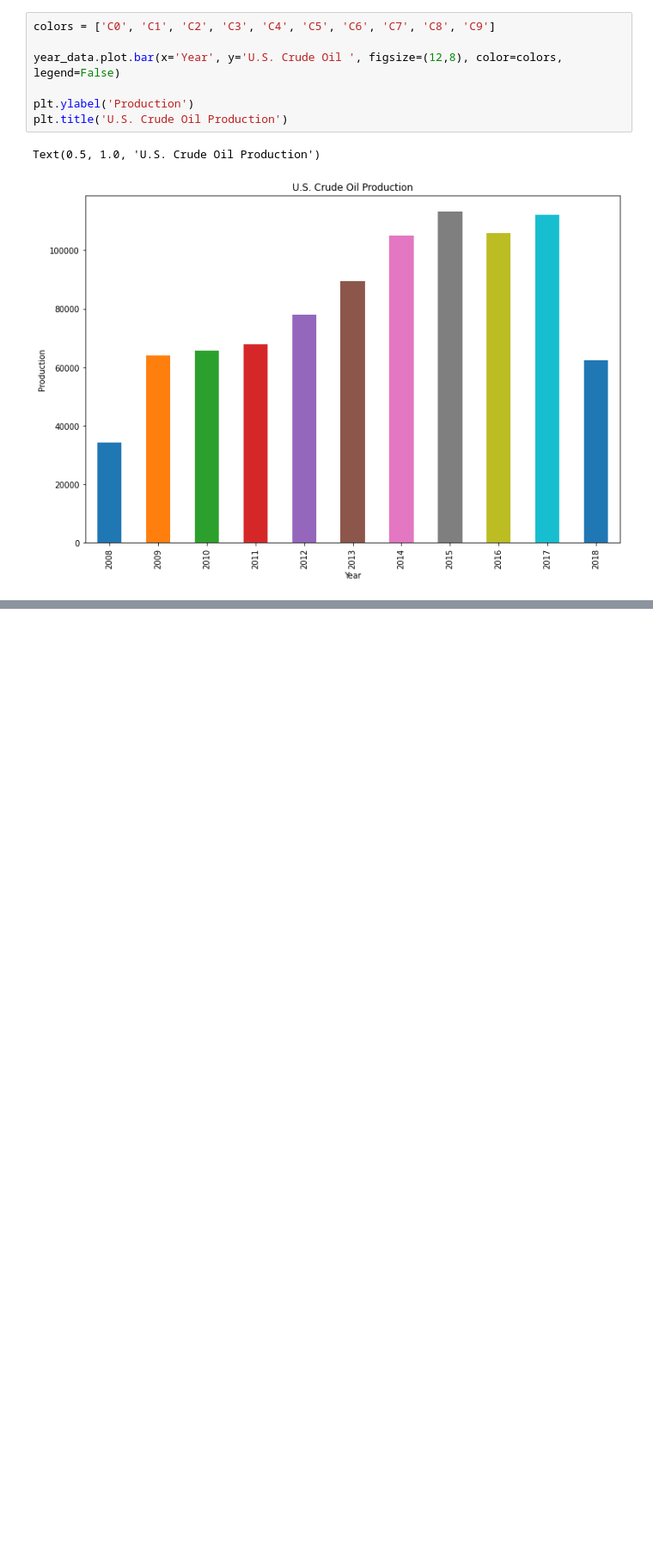
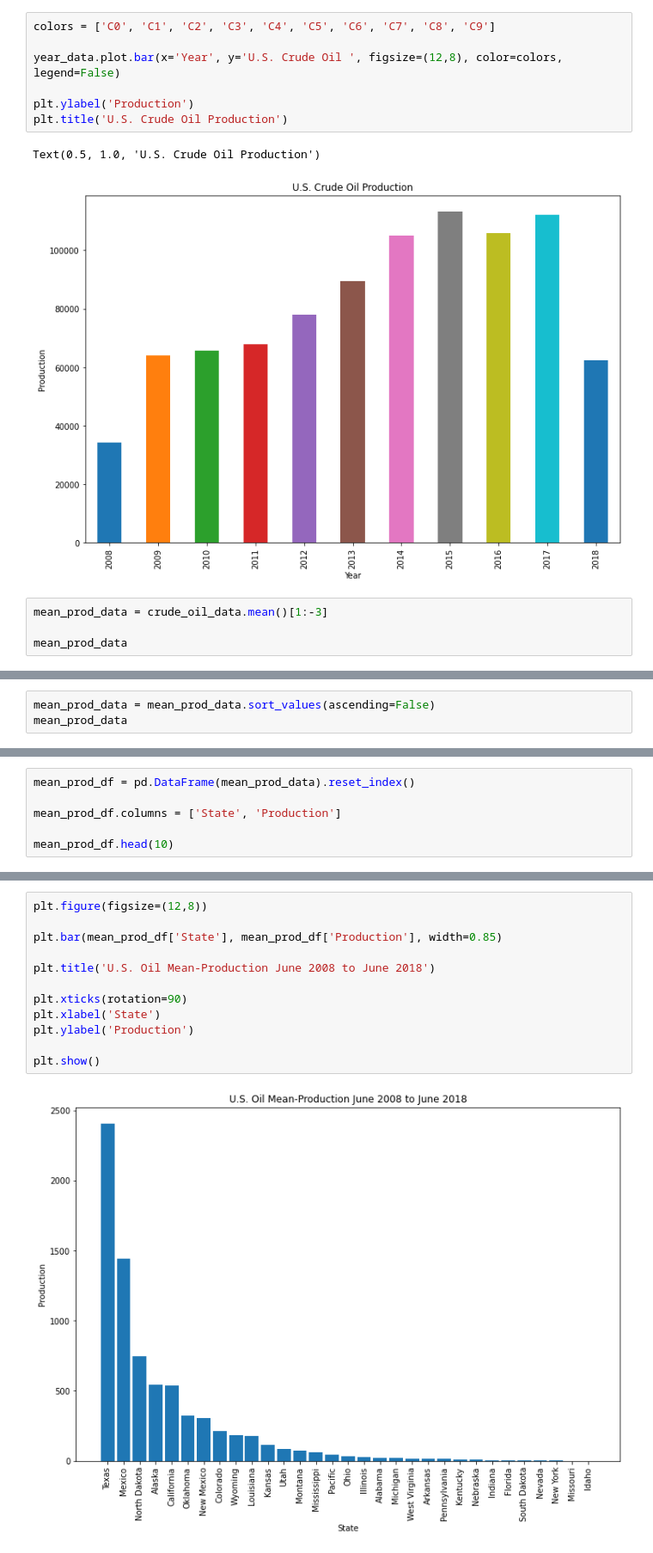
Before and after one commit to aaali-software/data-science-starter, a Jupyter notebook: notebooks/data-science-starter.ipynb, the cells around one changed output, grey strips where cells are left out. Shown at 86% size. Cells and saved outputs as stored; diff of their text form; blank space fills up the shorter version.

Commit message:
[jupyter] more intuitive charts

```diff
--- a/notebooks/data-science-starter.ipynb
+++ b/notebooks/data-science-starter.ipynb
@@ -245,3 +245,7 @@ plt.title('U.S. Crude Oil Production')
 # %% [output]
 Text(0.5, 1.0, 'U.S. Crude Oil Production')
 [figure]
+# %%
+mean_prod_data = crude_oil_data.mean()[1:-3]
+
+mean_prod_data
@@ -247,0 +270,3 @@ Text(0.5, 1.0, 'U.S. Crude Oil Production')
+# %%
+mean_prod_data = mean_prod_data.sort_values(ascending=False)
+mean_prod_data
@@ -247,0 +291,6 @@ Text(0.5, 1.0, 'U.S. Crude Oil Production')
+# %%
+mean_prod_df = pd.DataFrame(mean_prod_data).reset_index()
+
+mean_prod_df.columns = ['State', 'Production']
+
+mean_prod_df.head(10)
@@ -247,0 +309,14 @@ Text(0.5, 1.0, 'U.S. Crude Oil Production')
+# %%
+plt.figure(figsize=(12,8))
+
+plt.bar(mean_prod_df['State'], mean_prod_df['Production'], width=0.85)
+
+plt.title('U.S. Oil Mean-Production June 2008 to June 2018')
+
+plt.xticks(rotation=90)
+plt.xlabel('State')
+plt.ylabel('Production')
+
+plt.show()
+# %% [output]
+[figure, added]
```
Also changed, not shown: parts of 4 cells of this notebook.
